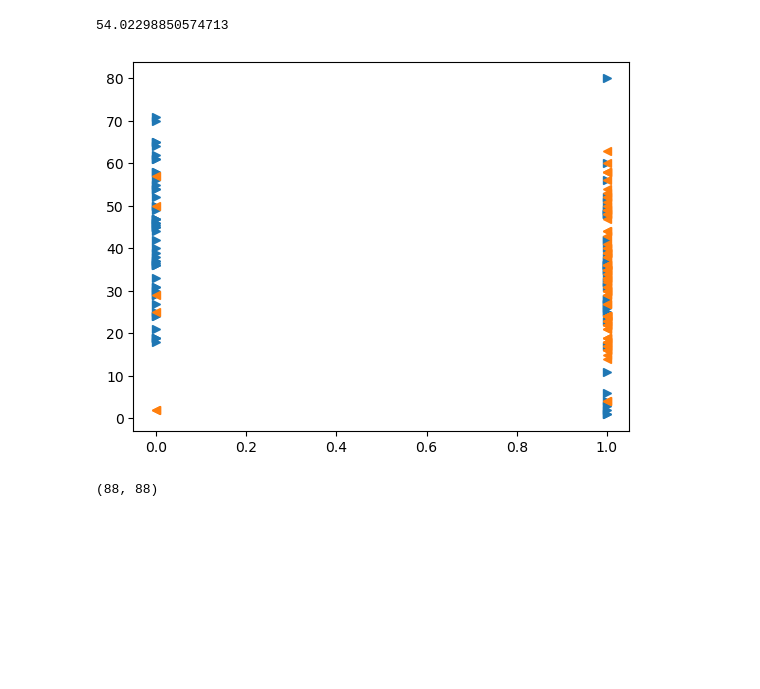
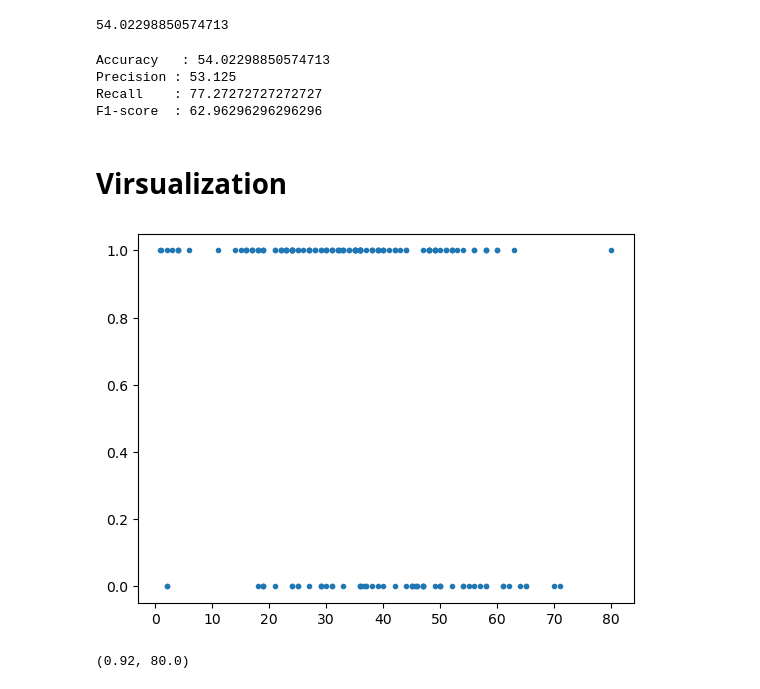
Before and after one commit to DEVANSARAVANAN/ML-End2End-Project, a Jupyter notebook: titanic-123.ipynb, the cells around one changed output. Saved outputs shown, nothing was run; the diff lists cells and outputs as text; code cells hidden in the pictures; blank space fills up the shorter version.

```diff
--- a/titanic-123.ipynb
+++ b/titanic-123.ipynb
@@ -215,21 +215,40 @@ acc=metrics.accuracy_score(y_test,y_predict)
 acc*100
 # %% [output]
 54.02298850574713
+# %%
+# Finding precision and recall
+accuracy = metrics.accuracy_score(y_test, y_predict)
+print("Accuracy   :", accuracy*100)
+precision = metrics.precision_score(y_test, y_predict)
+print("Precision :", precision*100)
+recall = metrics.recall_score(y_test, y_predict)
+print("Recall    :", recall*100)
+F1_score = metrics.f1_score(y_test, y_predict)
+print("F1-score  :", F1_score*100)
+# %% [output]
+Accuracy   : 54.02298850574713
+Precision : 53.125
+Recall    : 77.27272727272727
+F1-score  : 62.96296296296296
+# %% [markdown]
+# **Virsualization**
 # %%
 import numpy as np
 
-xpoints = train_df[train_df["Sex"]=="male"]['Survived']
-ypoints = train_df[train_df["Sex"]=="male"]["Age"]
+# xpoints = train_df[train_df["Sex"]=="male"]['Survived']
+# ypoints = train_df[train_df["Sex"]=="male"]["Age"]
 
-x1points = train_df[train_df["Sex"]!="male"]['Survived']
-y1points = train_df[train_df["Sex"]!="male"]["Age"]
+# x1points = train_df[train_df["Sex"]!="male"]['Survived']
+# y1points = train_df[train_df["Sex"]!="male"]["Age"]
 
-plt.plot(xpoints, ypoints,">")
-plt.plot(x1points, y1points,"<")
+# plt.plot(xpoints, ypoints,".")
+# plt.plot(x1points, y1points,"^")
+
+plt.plot(train_df['Age'],y_train["Survived"],'.')
 plt.show()
-
-train_df[train_df["Sex"]!="male"]['Survived'].count(),x1points.count()
-# train_df.count()
 # %% [output]
-[figure, old version]
+[figure, new version]
-(88, 88)
+# %%
+train_df["Age"].min(),train_df["Age"].max()
+# %% [output]
+(0.92, 80.0)
```
Also changed, not shown: parts of 3 cells of this notebook.
